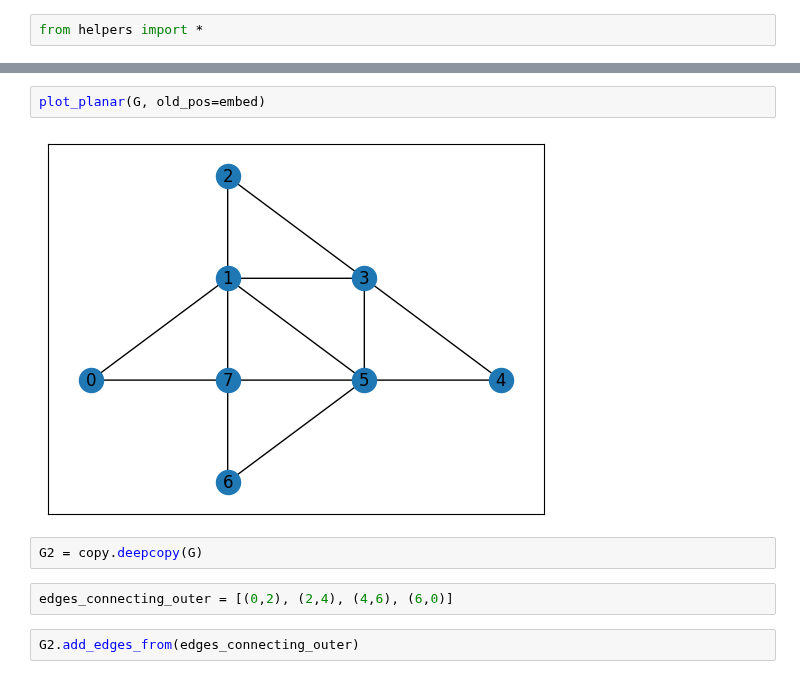
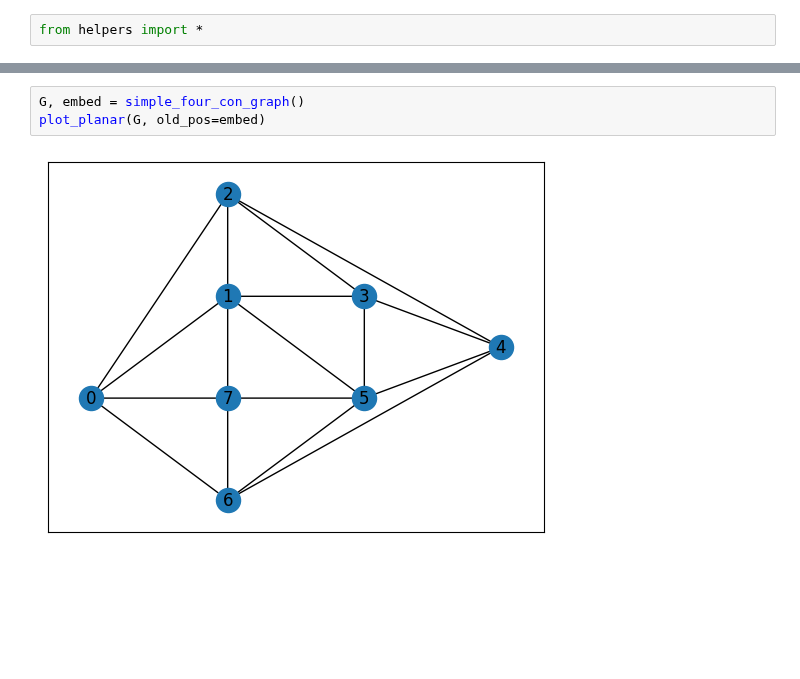
Before and after one commit to juliet29/bisht2022, a Jupyter notebook: test24_simple4con.ipynb, the cells around one changed output, grey strips where cells are left out. Saved outputs shown, nothing was run; the diff lists cells and outputs as text; blank space fills up the shorter version.

Commit message:
simple 4 con to helpers

```diff
--- a/test24_simple4con.ipynb
+++ b/test24_simple4con.ipynb
@@ -40,10 +3,5 @@ embed
 # %%
+G, embed = simple_four_con_graph()
 plot_planar(G, old_pos=embed)
 # %% [output]
-[figure, old version]
+[figure, new version]
-# %%
-G2 = copy.deepcopy(G)
-# %%
-edges_connecting_outer = [(0,2), (2,4), (4,6), (6,0)]
-# %%
-G2.add_edges_from(edges_connecting_outer)
```
Also changed, not shown: parts of 6 cells of this notebook, 3 other files.
